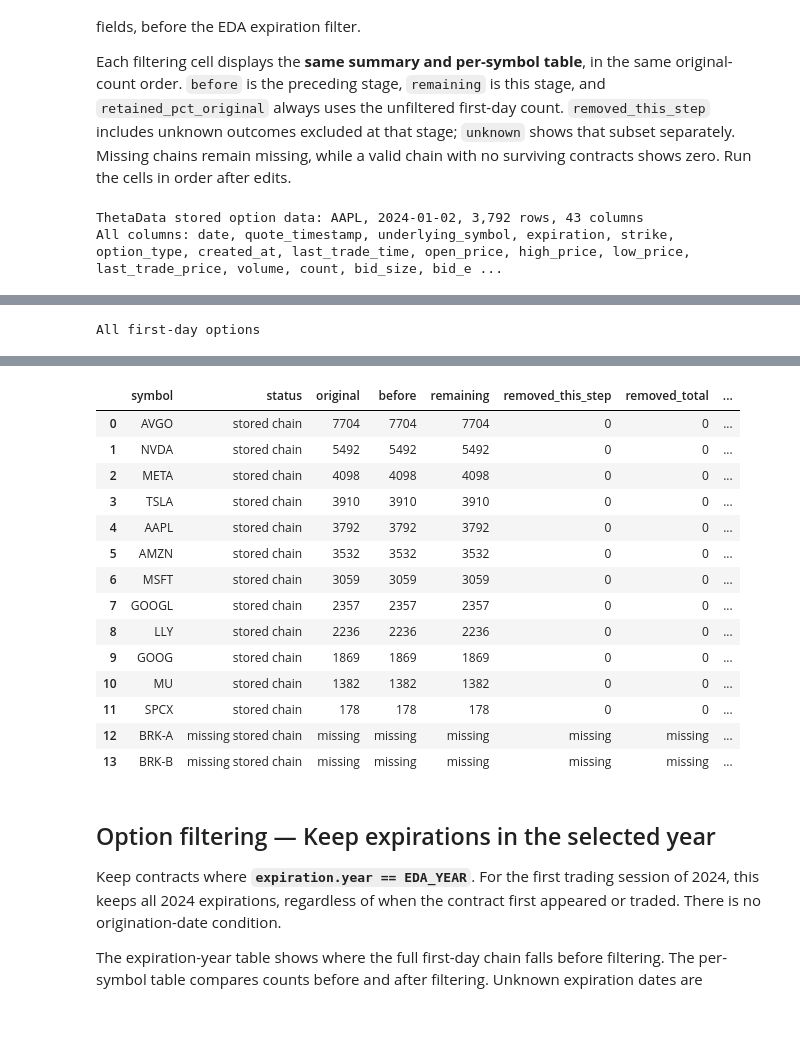
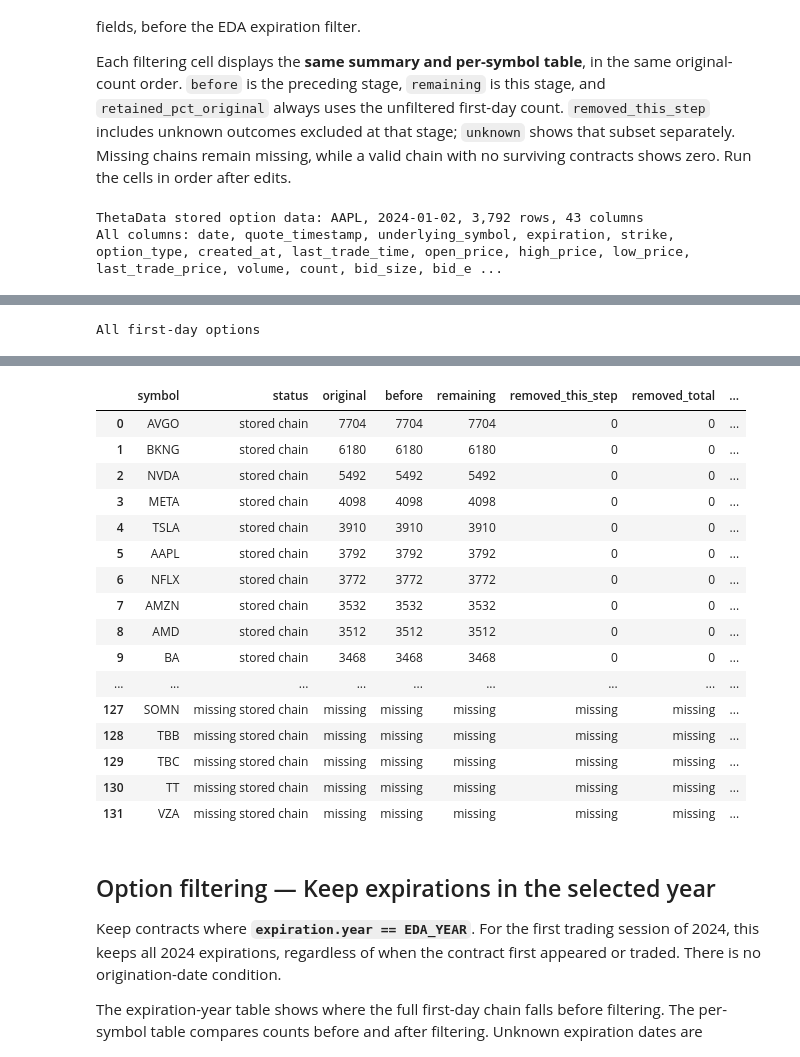
Before and after one commit to quantarb/quant-orchestrator, a Jupyter notebook: notebooks/multirate_warehouse_training.ipynb, the cells around one changed output, grey strips where cells are left out. Cells and saved outputs as stored; diff of their text form; code cells hidden in the pictures; blank space fills up the shorter version.

```diff
--- a/notebooks/multirate_warehouse_training.ipynb
+++ b/notebooks/multirate_warehouse_training.ipynb
@@ -148,7 +148,7 @@ import polars as pl
 from quant_warehouse import Warehouse
 from quant_warehouse.platforms.data_providers.thetadata.options import read_thetadata_eod_option_chain
 
-EDA_UNIVERSE = UNIVERSES[0]  # "1T", "100B", or "10B"
+EDA_UNIVERSE = UNIVERSES[1]  # "1T", "100B", or "10B"
 EDA_YEAR = 2024
 PREVIEW_ROWS = 5
 
@@ -256,18 +256,20 @@ All first-day options
 |  | symbol | status | original | before | remaining | removed_this_step | removed_total | ... |
 | 0 | AVGO | stored chain | 7704 | 7704 | 7704 | 0 | 0 | ... |
-| 1 | NVDA | stored chain | 5492 | 5492 | 5492 | 0 | 0 | ... |
-| 2 | META | stored chain | 4098 | 4098 | 4098 | 0 | 0 | ... |
-| 3 | TSLA | stored chain | 3910 | 3910 | 3910 | 0 | 0 | ... |
-| 4 | AAPL | stored chain | 3792 | 3792 | 3792 | 0 | 0 | ... |
-| 5 | AMZN | stored chain | 3532 | 3532 | 3532 | 0 | 0 | ... |
-| 6 | MSFT | stored chain | 3059 | 3059 | 3059 | 0 | 0 | ... |
-| 7 | GOOGL | stored chain | 2357 | 2357 | 2357 | 0 | 0 | ... |
-| 8 | LLY | stored chain | 2236 | 2236 | 2236 | 0 | 0 | ... |
-| 9 | GOOG | stored chain | 1869 | 1869 | 1869 | 0 | 0 | ... |
-| 10 | MU | stored chain | 1382 | 1382 | 1382 | 0 | 0 | ... |
-| 11 | SPCX | stored chain | 178 | 178 | 178 | 0 | 0 | ... |
-| 12 | BRK-A | missing stored chain | missing | missing | missing | missing | missing | ... |
-| 13 | BRK-B | missing stored chain | missing | missing | missing | missing | missing | ... |
+| 1 | BKNG | stored chain | 6180 | 6180 | 6180 | 0 | 0 | ... |
+| 2 | NVDA | stored chain | 5492 | 5492 | 5492 | 0 | 0 | ... |
+| 3 | META | stored chain | 4098 | 4098 | 4098 | 0 | 0 | ... |
+| 4 | TSLA | stored chain | 3910 | 3910 | 3910 | 0 | 0 | ... |
+| 5 | AAPL | stored chain | 3792 | 3792 | 3792 | 0 | 0 | ... |
+| 6 | NFLX | stored chain | 3772 | 3772 | 3772 | 0 | 0 | ... |
+| 7 | AMZN | stored chain | 3532 | 3532 | 3532 | 0 | 0 | ... |
+| 8 | AMD | stored chain | 3512 | 3512 | 3512 | 0 | 0 | ... |
+| 9 | BA | stored chain | 3468 | 3468 | 3468 | 0 | 0 | ... |
+| ... | ... | ... | ... | ... | ... | ... | ... | ... |
+| 127 | SOMN | missing stored chain | missing | missing | missing | missing | missing | ... |
+| 128 | TBB | missing stored chain | missing | missing | missing | missing | missing | ... |
+| 129 | TBC | missing stored chain | missing | missing | missing | missing | missing | ... |
+| 130 | TT | missing stored chain | missing | missing | missing | missing | missing | ... |
+| 131 | VZA | missing stored chain | missing | missing | missing | missing | missing | ... |
 # %% [markdown]
 ## Option filtering — Keep expirations in the selected year
 
```
Also changed, not shown: parts of 6 cells of this notebook, 1 other file.
